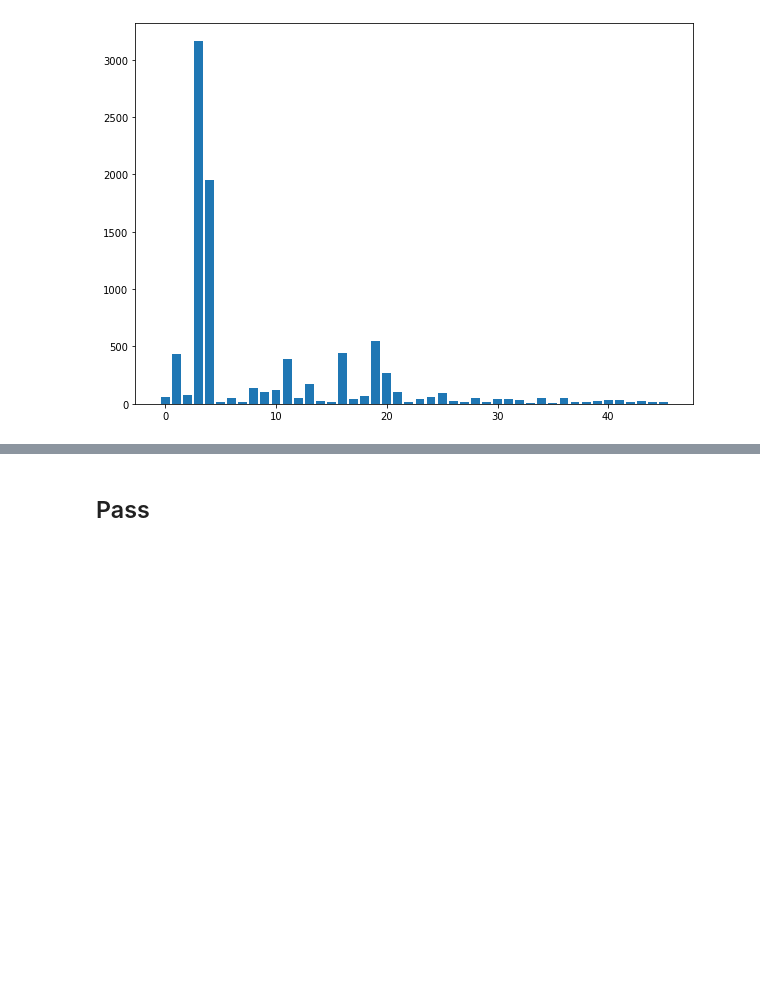
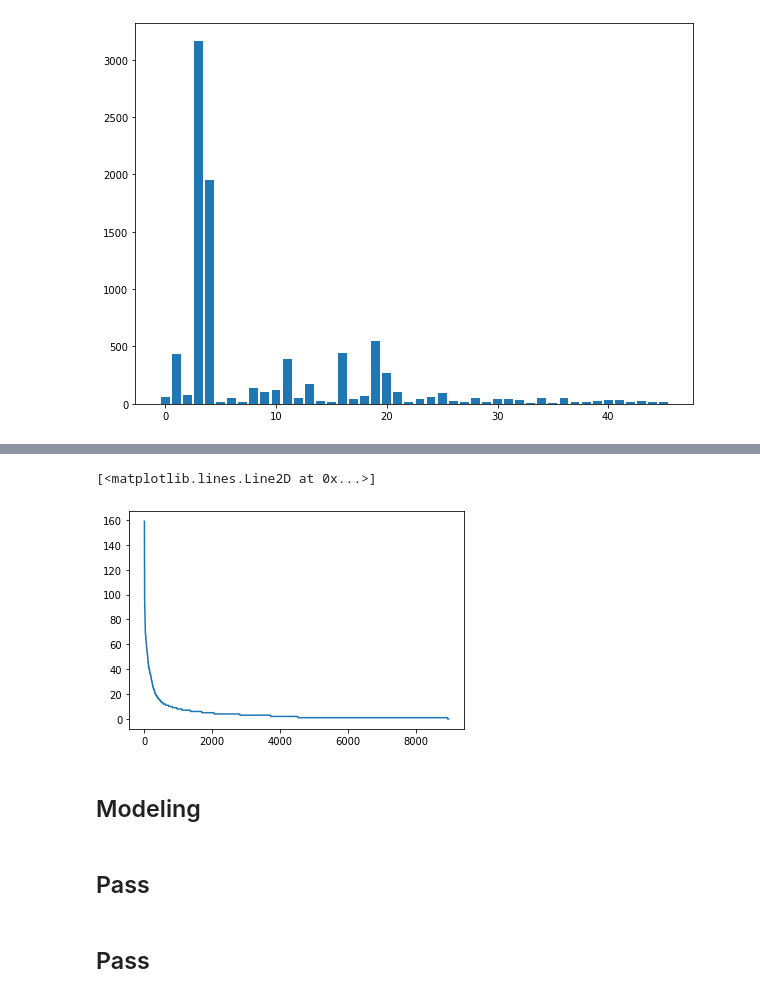
Before and after one commit to Vaycold/Python_DL, a Jupyter notebook: Text_Classification/predict_news_topic.ipynb, the cells around one changed output, grey strips where cells are left out. Cells and saved outputs as stored; diff of their text form; code cells hidden in the pictures; blank space fills up the shorter version.

```diff
--- a/Text_Classification/predict_news_topic.ipynb
+++ b/Text_Classification/predict_news_topic.ipynb
@@ -219,0 +269,8 @@ plt.show()
+# %%
+# the most frequence of word
+plt.plot(sorted([np.unique(doc, return_counts=True)[1].argmax() for doc in train_text], reverse =True))
+# %% [output]
+[<matplotlib.lines.Line2D at 0x...>]
+[figure, added]
+# %% [markdown]
+## Modeling
@@ -220,2 +279,4 @@ plt.show()
 # %% [markdown]
 ## Pass
+# %% [markdown]
+## Pass
```
Also changed, not shown: parts of 8 cells of this notebook.
